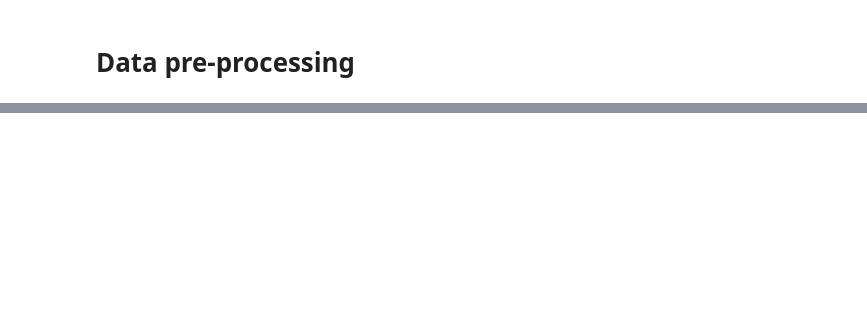
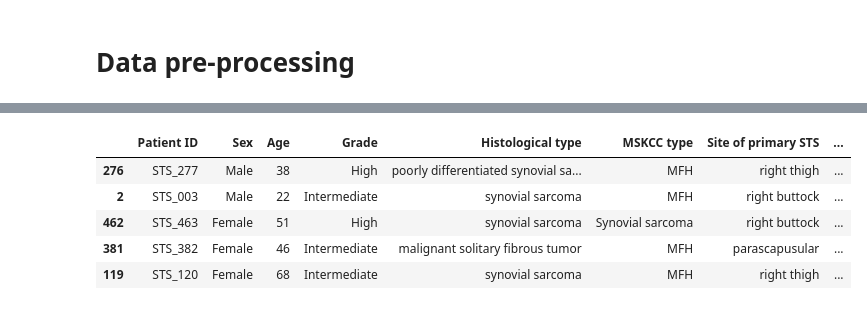
Before and after one commit to xyntechx/clustering-vs-classification, a Jupyter notebook: main.ipynb, the cells around one changed output, grey strips where cells are left out. Drawn from its saved outputs; the diff is of its cells as text; code cells hidden in the pictures; blank space fills up the shorter version.

```diff
--- a/main.ipynb
+++ b/main.ipynb
@@ -50,0 +55,9 @@ df
+# %%
+test_stats_df.head()
+# %% [output]
+|  | Patient ID | Sex | Age | Grade | Histological type | MSKCC type | Site of primary STS | ... |
+| 276 | STS_277 | Male | 38 | High | poorly differentiated synovial sa... | MFH | right thigh | ... |
+| 2 | STS_003 | Male | 22 | Intermediate | synovial sarcoma | MFH | right buttock | ... |
+| 462 | STS_463 | Female | 51 | High | synovial sarcoma | Synovial sarcoma | right buttock | ... |
+| 381 | STS_382 | Female | 46 | Intermediate | malignant solitary fibrous tumor | MFH | parascapusular | ... |
+| 119 | STS_120 | Female | 68 | Intermediate | synovial sarcoma | MFH | right thigh | ... |
```
Also changed, not shown: parts of 41 cells of this notebook, 3 other files.
